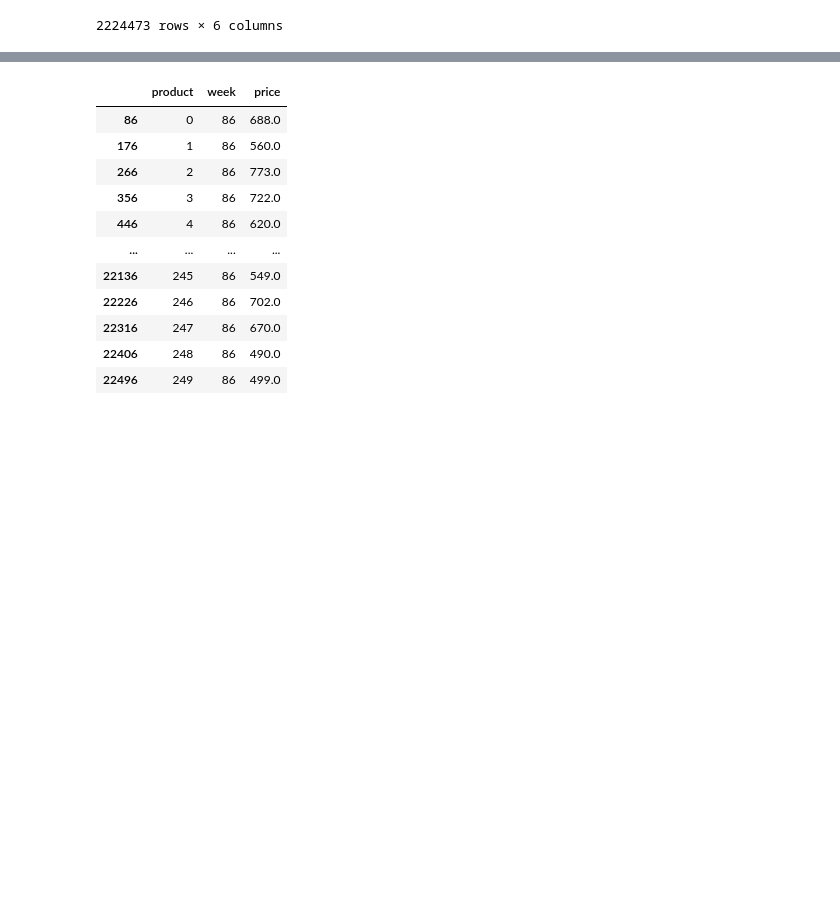
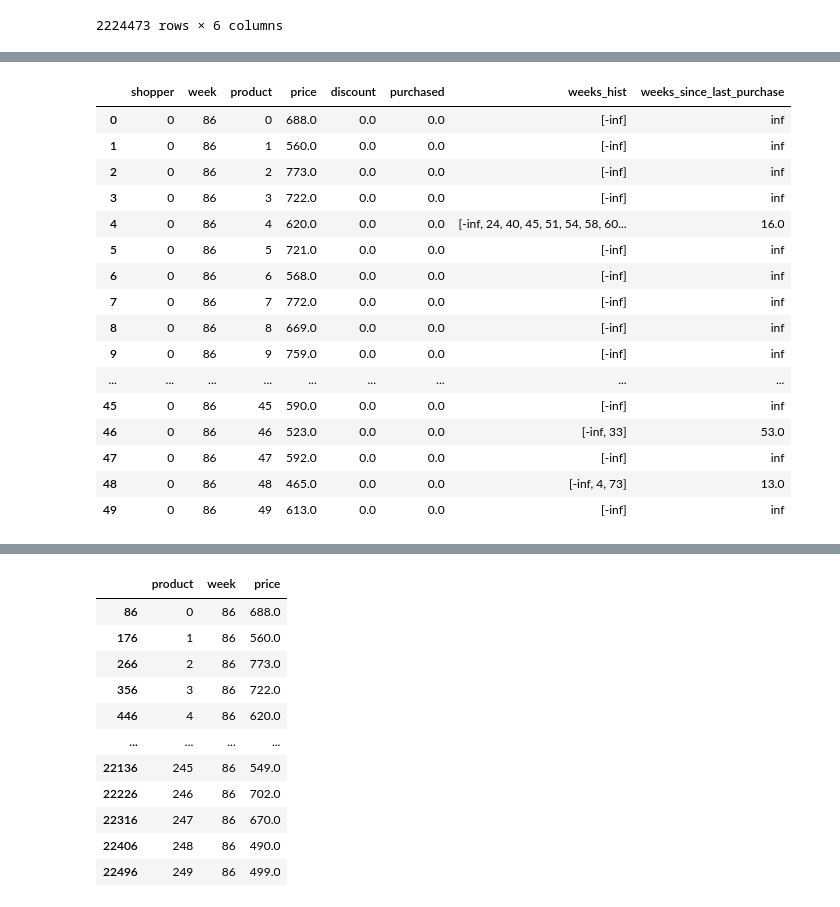
Before and after one commit to leonhagel/mlim-g2, a Jupyter notebook: code/discount-model_20210226_complete-pipeline_no-intermediary-results.ipynb, the cells around one changed output, grey strips where cells are left out. Cells and saved outputs as stored; diff of their text form; code cells hidden in the pictures; blank space fills up the shorter version.

```diff
--- a/code/discount-model_20210226_complete-pipeline_no-intermediary-results.ipynb
+++ b/code/discount-model_20210226_complete-pipeline_no-intermediary-results.ipynb
@@ -46,0 +75,3 @@ KeyError: '0'
+# %%
+week_hist = discount_model.week_hist
+week_hist
@@ -46,0 +92,3 @@ KeyError: '0'
+# %%
+result = output.merge(week_hist, how="left")
+result
@@ -46,0 +109,39 @@ KeyError: '0'
+# %%
+max_weeks = np.ceil(result["week"].max() * 1.15)
+
+def get_weeks_since_last_purchase(row):
+    current_week = row['week']
+    week_hist = row['week_hist']
+
+    if not isinstance(week_hist, list):
+        return max_weeks
+
+    relevant_hist = [i for i in week_hist if i < current_week]
+
+    if not relevant_hist: return max_weeks
+
+    last_pruchase_week = relevant_hist[-1]
+    weeks_since_last_purchase = current_week - last_pruchase_week
+    return weeks_since_last_purchase
+
+result['weeks_since_last_purchase'] = result.apply(get_weeks_since_last_purchase, axis=1)
+# %%
+result[0:50]
+# %% [output]
+|  | shopper | week | product | price | discount | purchased | weeks_hist | weeks_since_last_purchase |
+| 0 | 0 | 86 | 0 | 688.0 | 0.0 | 0.0 | [-inf] | inf |
+| 1 | 0 | 86 | 1 | 560.0 | 0.0 | 0.0 | [-inf] | inf |
+| 2 | 0 | 86 | 2 | 773.0 | 0.0 | 0.0 | [-inf] | inf |
+| 3 | 0 | 86 | 3 | 722.0 | 0.0 | 0.0 | [-inf] | inf |
+| 4 | 0 | 86 | 4 | 620.0 | 0.0 | 0.0 | [-inf, 24, 40, 45, 51, 54, 58, 60... | 16.0 |
+| 5 | 0 | 86 | 5 | 721.0 | 0.0 | 0.0 | [-inf] | inf |
+| 6 | 0 | 86 | 6 | 568.0 | 0.0 | 0.0 | [-inf] | inf |
+| 7 | 0 | 86 | 7 | 772.0 | 0.0 | 0.0 | [-inf] | inf |
+| 8 | 0 | 86 | 8 | 669.0 | 0.0 | 0.0 | [-inf] | inf |
+| 9 | 0 | 86 | 9 | 759.0 | 0.0 | 0.0 | [-inf] | inf |
+| ... | ... | ... | ... | ... | ... | ... | ... | ... |
+| 45 | 0 | 86 | 45 | 590.0 | 0.0 | 0.0 | [-inf] | inf |
+| 46 | 0 | 86 | 46 | 523.0 | 0.0 | 0.0 | [-inf, 33] | 53.0 |
+| 47 | 0 | 86 | 47 | 592.0 | 0.0 | 0.0 | [-inf] | inf |
+| 48 | 0 | 86 | 48 | 465.0 | 0.0 | 0.0 | [-inf, 4, 73] | 13.0 |
+| 49 | 0 | 86 | 49 | 613.0 | 0.0 | 0.0 | [-inf] | inf |
```
Also changed, not shown: parts of 9 cells of this notebook, 1 other file.
